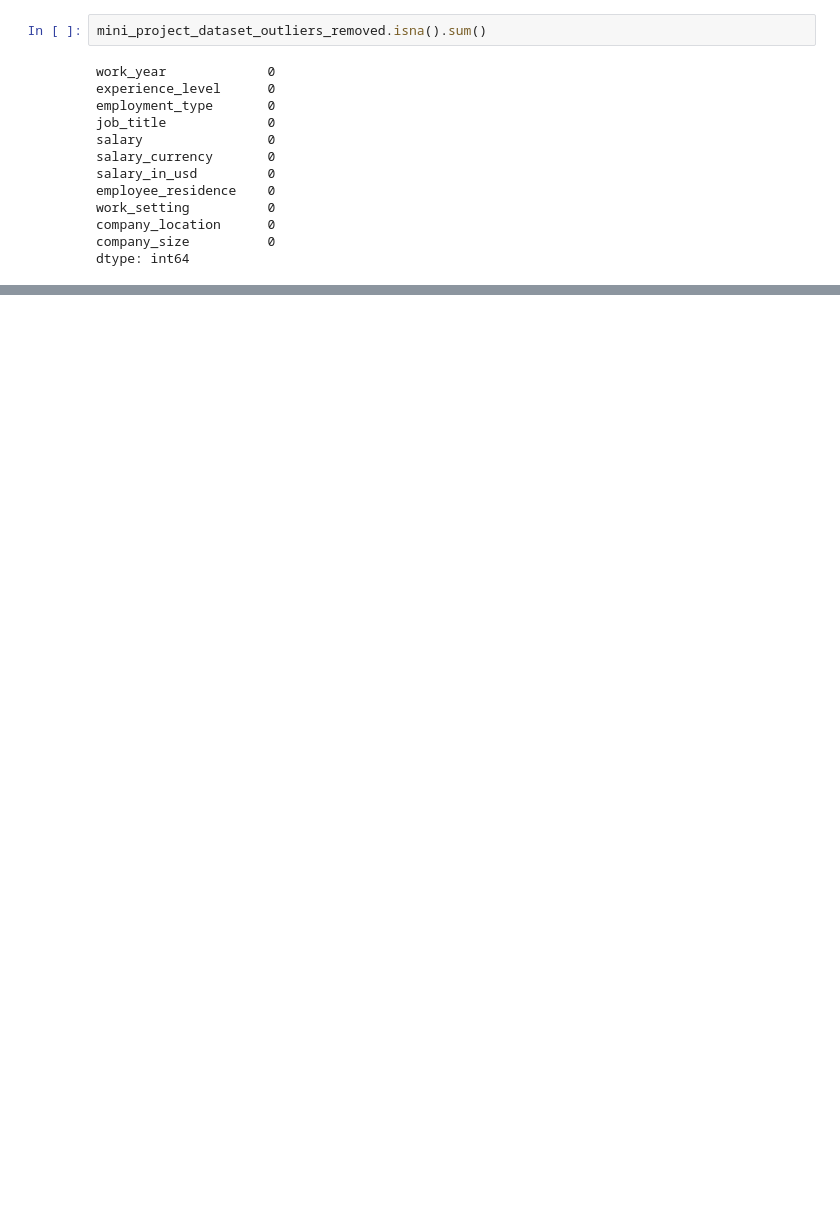
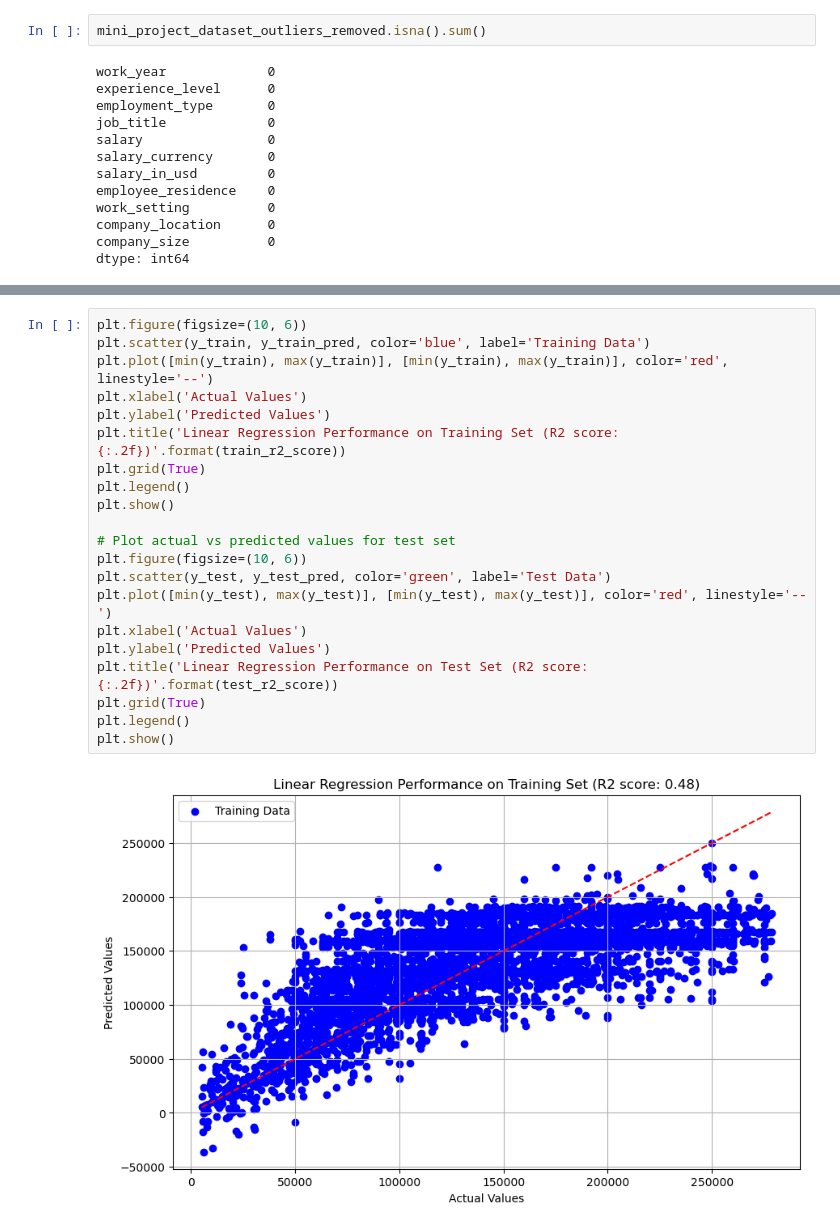
Before and after one commit to TobyyR/Mini_Project, a Jupyter notebook: Mini_Project.ipynb, the cells around one changed output, grey strips where cells are left out. Saved outputs shown, nothing was run; the diff lists cells and outputs as text; blank space fills up the shorter version.

```diff
--- a/Mini_Project.ipynb
+++ b/Mini_Project.ipynb
@@ -865,0 +842,23 @@ plt.show()
+# %%
+plt.figure(figsize=(10, 6))
+plt.scatter(y_train, y_train_pred, color='blue', label='Training Data')
+plt.plot([min(y_train), max(y_train)], [min(y_train), max(y_train)], color='red', linestyle='--')
+plt.xlabel('Actual Values')
+plt.ylabel('Predicted Values')
+plt.title('Linear Regression Performance on Training Set (R2 score: {:.2f})'.format(train_r2_score))
+plt.grid(True)
+plt.legend()
+plt.show()
+
+# Plot actual vs predicted values for test set
+plt.figure(figsize=(10, 6))
+plt.scatter(y_test, y_test_pred, color='green', label='Test Data')
+plt.plot([min(y_test), max(y_test)], [min(y_test), max(y_test)], color='red', linestyle='--')
+plt.xlabel('Actual Values')
+plt.ylabel('Predicted Values')
+plt.title('Linear Regression Performance on Test Set (R2 score: {:.2f})'.format(test_r2_score))
+plt.grid(True)
+plt.legend()
+plt.show()
+# %% [output]
+[figure, added]
```
Also changed, not shown: parts of 23 cells of this notebook.
